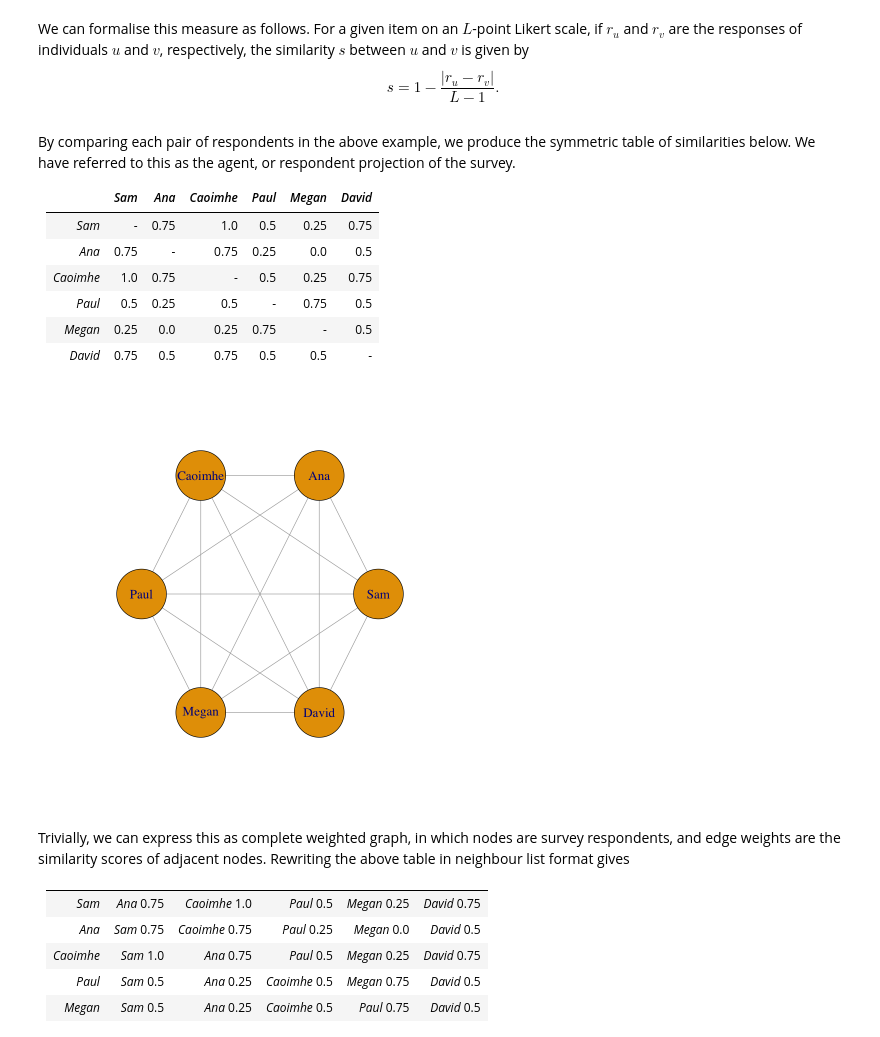
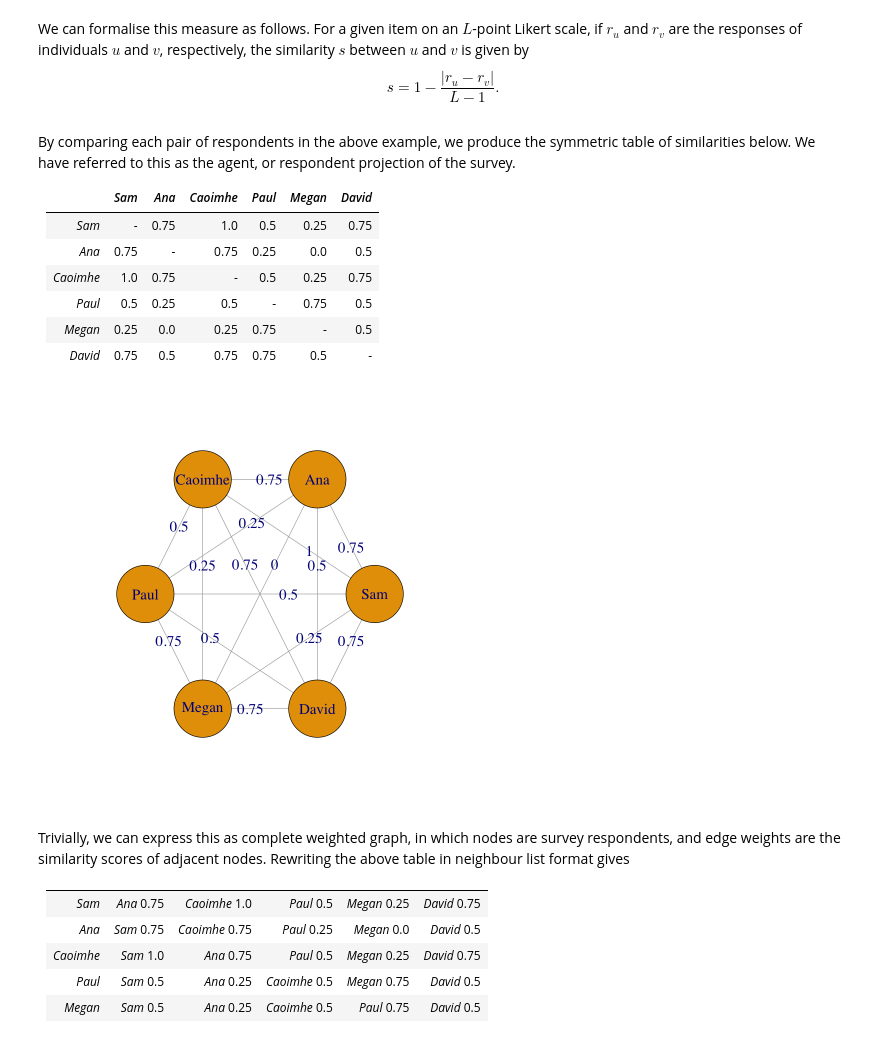
Before and after one commit to surveygraph/surveygraph-tutorials, a Jupyter notebook: graphs-from-surveys.ipynb, the cells around one changed output. Drawn from its saved outputs; the diff is of its cells as text; code cells hidden in the pictures.

```diff
--- a/graphs-from-surveys.ipynb
+++ b/graphs-from-surveys.ipynb
@@ -46,26 +46,28 @@ By comparing each pair of respondents in the above example, we produce the symme
 |_Caoimhe_| 1.0| 0.75|-| 0.5| 0.25| 0.75|
 |_Paul_| 0.5| 0.25| 0.5|-| 0.75| 0.5|
 |_Megan_|0.25|0.0|0.25|0.75|-|0.5|
-|_David_|0.75|0.5|0.75|0.5|0.5|-|
+|_David_|0.75|0.5|0.75|0.75|0.5|-|
 # %%
 el1 <- data.frame(
     u = c('Sam','Sam','Sam','Sam','Sam','Ana','Ana','Ana','Ana','Caoimhe','Caoimhe','Caoimhe','Paul','Paul','Megan'),
     v = c('Ana','Caoimhe','Paul','Megan','David','Caoimhe','Paul','Megan','David','Paul','Megan','David','Megan','David','David'),
-    weight = c(0.75,1,0.5,0.25,0.75,0.75,0.25,0,0.5,0.5,0.25,0.75,0.75,0.5,0.5)
+    weight = c(0.75,1,0.5,0.25,0.75,0.75,0.25,0,0.5,0.5,0.25,0.75,0.75,0.5,0.75)
 )
 # %%
 library('igraph')
 
 g <- graph_from_data_frame(el1, directed=FALSE)
 
 plot(
     g,
     layout=layout.circle,
-    vertex.size = 42,
-    vertex.label.cex = 1.3,
+    vertex.size = 50,
+    vertex.label.cex = 1.5,
+    edge.label = E(g)$weight,
+    edge.label.cex = 1.5,
 )
 # %% [output]
-[figure, old version]
+[figure, new version]
 # %% [markdown]
 Trivially, we can express this as complete weighted graph, in which nodes are survey respondents, and edge weights are the similarity scores of adjacent nodes. Rewriting the above table in neighbour list format gives
 
```
Also changed, not shown: parts of 18 cells of this notebook, 1 other file.
